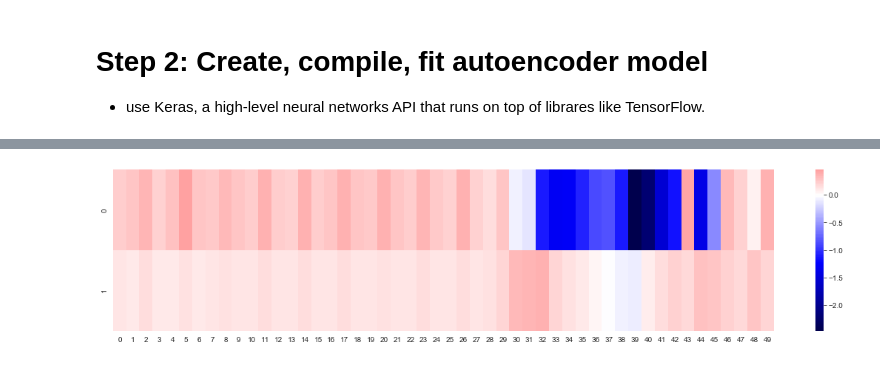
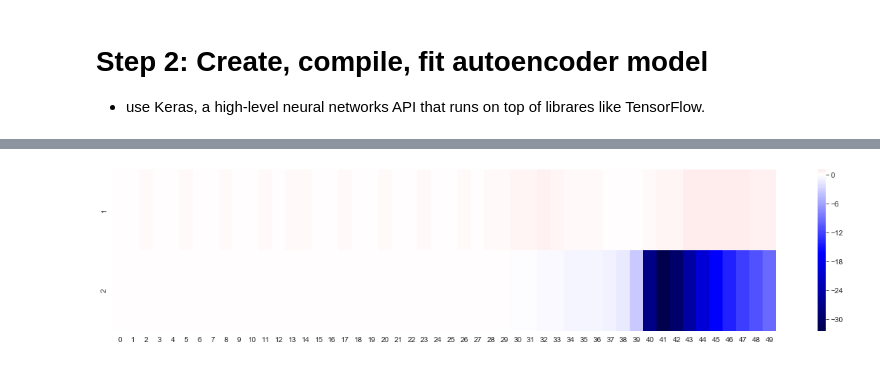
Before and after one commit to hjshim/AE_CRISPR, a Jupyter notebook: Public_ParisCRISPRonly_Classified_spacers_2D-Deep1-Data50-TAG-stat-mask-relu-sigmoid.ipynb, the cells around one changed output, grey strips where cells are left out. Drawn from its saved outputs; the diff is of its cells as text; code cells hidden in the pictures.

```diff
--- a/Public_ParisCRISPRonly_Classified_spacers_2D-Deep1-Data50-TAG-stat-mask-relu-sigmoid.ipynb
+++ b/Public_ParisCRISPRonly_Classified_spacers_2D-Deep1-Data50-TAG-stat-mask-relu-sigmoid.ipynb
@@ -972,6 +1048,7 @@ print((G+C+T+A)/len(all_sequence_no_ex_spacer))
 0.9191327278054497
 34.65608465608466
 # %%
+all_sequence = all_sequence_ppv_spacer + all_sequence_Cas1_spacer + all_sequence_orphan_spacer + all_sequence_IA_spacer + all_sequence_IB_spacer + all_sequence_IC_spacer + all_sequence_ID_spacer + all_sequence_IE_spacer + all_sequence_IF_spacer + all_sequence_IIA_spacer + all_sequence_IIB_spacer + all_sequence_IIC_spacer + all_sequence_IIIA_spacer + all_sequence_IIIB_spacer + all_sequence_IIIC_spacer + all_sequence_IIID_spacer + all_sequence_ex_spacer
 all_sequence_no = all_sequence_no_ppv_spacer + all_sequence_no_Cas1_spacer + all_sequence_no_orphan_spacer + all_sequence_no_IA_spacer + all_sequence_no_IB_spacer + all_sequence_no_IC_spacer + all_sequence_no_ID_spacer + all_sequence_no_IE_spacer + all_sequence_no_IF_spacer + all_sequence_no_IIA_spacer + all_sequence_no_IIB_spacer + all_sequence_no_IIC_spacer + all_sequence_no_IIIA_spacer + all_sequence_no_IIIB_spacer + all_sequence_no_IIIC_spacer + all_sequence_no_IIID_spacer + all_sequence_no_ex_spacer
 # %%
 # dictionary to DataFrame
@@ -1016,7 +1093,7 @@ all_keyword_IIID_spacer = ['Type IIID'] * len(all_sequence_IIID_spacer)
 all_keyword_ex_spacer = ['ex'] * len(all_sequence_ex_spacer)
 all_keyword = all_keyword_ppv_spacer + all_keyword_Cas1_spacer + all_keyword_orphan_spacer + all_keyword_IA_spacer + all_keyword_IB_spacer + all_keyword_IC_spacer + all_keyword_ID_spacer + all_keyword_IE_spacer + all_keyword_IF_spacer + all_keyword_IIA_spacer + all_keyword_IIB_spacer + all_keyword_IIC_spacer + all_keyword_IIIA_spacer + all_keyword_IIIB_spacer + all_keyword_IIIC_spacer + all_keyword_IIID_spacer + all_keyword_ex_spacer
 
-d = {'ID':all_ID, 'Category':all_keyword, 'Label':all_label, 'Length':all_length, 'Sequence':all_sequence_no}
+d = {'ID':all_ID, 'Category':all_keyword, 'Label':all_label, 'Length':all_length, 'ATGC':all_sequence, 'Sequence':all_sequence_no}
 all_data = pd.DataFrame(d)
 # %%
 all_data
@@ -1173,7 +1205,7 @@ plt.show()
 #split the data in training and test sets
 Y = pd.Series(all_label)
 
-x_train, x_test, y_train_og, y_test = train_test_split(all_sequence_no_dim_norm, Y, test_size=0.1, random_state=10)
+x_train, x_test, y_train_og, y_test = train_test_split(all_sequence_no_dim_norm, Y, test_size=0.01, random_state=10)
 print('Training set has', x_train.shape[0], 'rows and', x_train.shape[1], 'columns')
 print('Test set has', x_test.shape[0], 'rows and', x_test.shape[1], 'columns')
 # %% [output]
@@ -1303,13 +1267,13 @@ input_dim = no_dim_features
 # intermediate_3 = int(intermediate_2/2)
 latent_dim = 2
 
-# Keras API default: weight=glorot_uniform, bias=zeros optimizer=SGD
+# Keras API default: weight=glorot_uniform, bias=zeros
 input_data = Input(shape=(input_dim,))
-input_data_masked = Masking(mask_value=0)(input_data)
+#input_data_masked = Masking(mask_value=0)(input_data)
 
 #encode the input with a dense layer
-#encoded_1 = Dense(latent_dim, activation='relu')(input_data)
-encoded_1 = Dense(latent_dim, activation='relu')(input_data_masked)
+encoded_1 = Dense(latent_dim, activation='relu')(input_data)
+#encoded_1 = Dense(latent_dim, activation='relu')(input_data_masked)
 # encoded_2 = Dense(intermediate_2, activation='sigmoid')(encoded_1)
 # encoded_3 = Dense(intermediate_3, activation='sigmoid')(encoded_2)
 # encoded_4 = Dense(latent_dim, activation='sigmoid')(encoded_3)
@@ -1327,19 +1291,7 @@ autoencoder_1 = Model(input_data, decoded_1)
 encoder_1 = Model(input_data, encoded_1)
 
 #compile the model and set the desired optimizer and loss function
-adam = Adam(lr=0.001, beta_1=0.9, beta_2=0.999)
-
-#lr=0.001, beta_1=0.9, beta_2=0.999, epsilon=1e-8, decay=0.0, amsgrad=True: 3572335.174168082 (relu)
-#lr=0.001, beta_1=0.9, beta_2=0.999, epsilon=1e-8, decay=0.0, amsgrad=True: 2405463.4920914 (relu,sigmoid)
-
-# # zero masking
-# masking_layer = layers.Masking()
-# # Simulate the embedding lookup by expanding the 2D input to 3D, with embedding dimension of 10.
-# unmasked_embedding = tf.cast(
-#     tf.tile(tf.expand_dims(x_train, axis=-1), [1, 1, 10]),
-#     tf.float32)
-# masked_embedding = masking_layer(unmasked_embedding)
-# print(masked_embedding._keras_mask)
+adam = Adam(lr=0.0001, beta_1=0.9, beta_2=0.999)
 
 autoencoder_1.compile(optimizer=adam, loss='mean_squared_error')
 autoencoder_1.summary()
@@ -1374,14 +1326,16 @@ plot_history(autoencoder_1)
 # %%
 import matplotlib.pyplot as plt
 import seaborn as sns
 sns.set_style('white')
 
 #get the weights of the hidden layer
 weights=autoencoder_1.layers[2].get_weights()
 #visualize the weights
-plt.figure(figsize=(20,4))
-sns.heatmap(data=transpose(weights[0]), cmap='seismic', center=0)
-#plt.gca().set_xticklabels(range(no_dim_features))
+fig = plt.figure(figsize=(20,4))
+y_axis_labels = [1,2]
+sns.heatmap(data=weights[0], yticklabels=y_axis_labels, cmap='seismic', center=0)
 plt.show()
+fig.savefig('CRISPR_Spacer_PublicParis_weights.pdf')
+fig.savefig('CRISPR_Spacer_PublicParis_weights.png')
 # %% [output]
-[figure, old version]
+[figure, new version]
```
Also changed, not shown: parts of 79 cells of this notebook, 8 other files.
